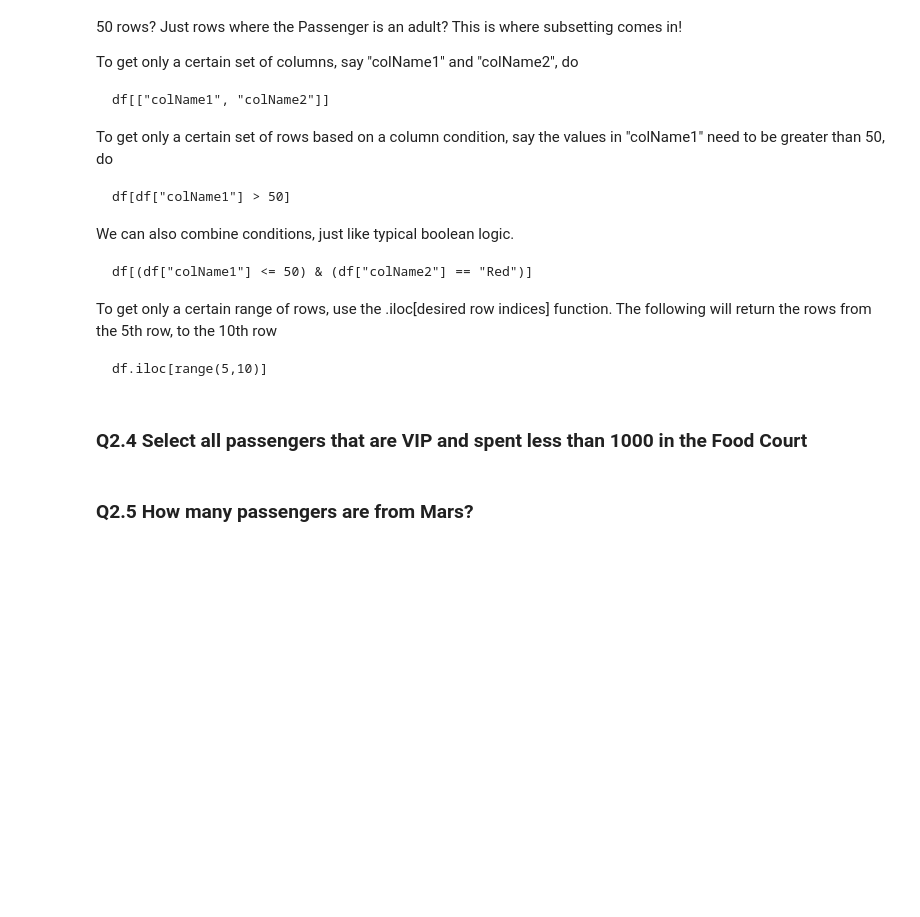
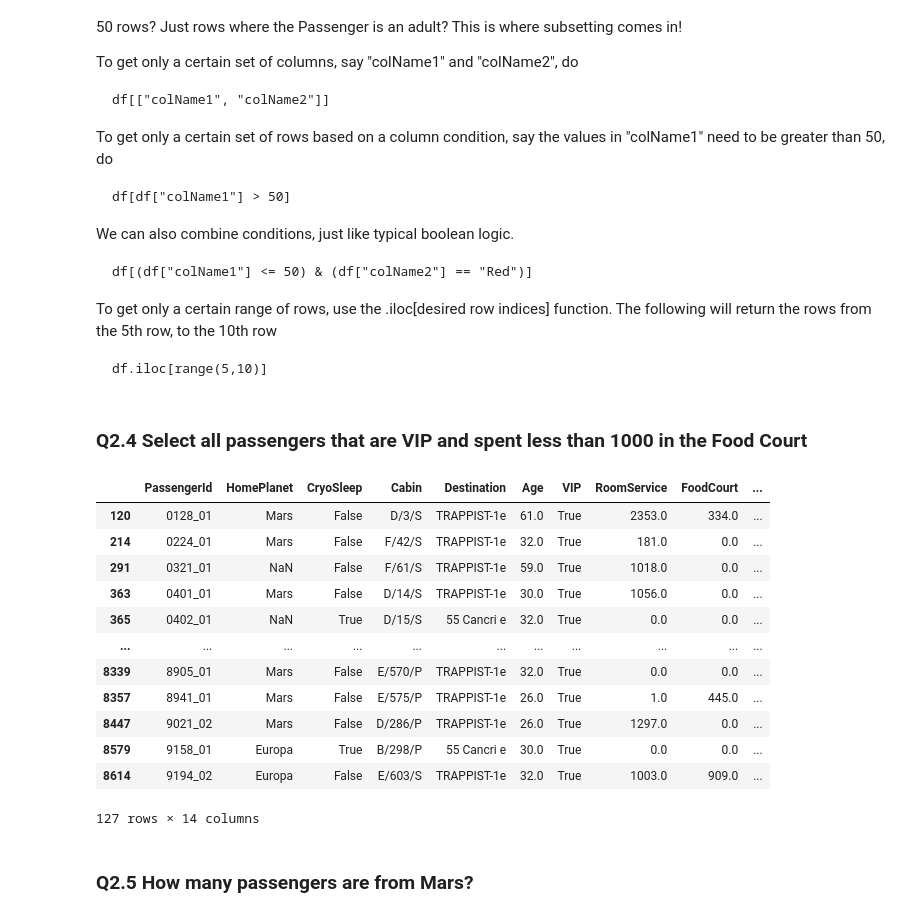
Before and after one commit to Daphne-Qin/deep-2023, a Jupyter notebook: workshop2/DEEP #2 Workshop Notebook.ipynb, the cells around one changed output. Saved outputs shown, nothing was run; the diff lists cells and outputs as text; code cells hidden in the pictures; blank space fills up the shorter version.

```diff
--- a/workshop2/DEEP #2 Workshop Notebook.ipynb
+++ b/workshop2/DEEP #2 Workshop Notebook.ipynb
@@ -126,2 +157,18 @@ df.iloc[range(5,10)]
+# %%
+df[ (df["VIP"]) & (df["FoodCourt"] < 1000) ]
+# %% [output]
+|  | PassengerId | HomePlanet | CryoSleep | Cabin | Destination | Age | VIP | RoomService | FoodCourt | ... |
+| 120 | 0128_01 | Mars | False | D/3/S | TRAPPIST-1e | 61.0 | True | 2353.0 | 334.0 | ... |
+| 214 | 0224_01 | Mars | False | F/42/S | TRAPPIST-1e | 32.0 | True | 181.0 | 0.0 | ... |
+| 291 | 0321_01 | NaN | False | F/61/S | TRAPPIST-1e | 59.0 | True | 1018.0 | 0.0 | ... |
+| 363 | 0401_01 | Mars | False | D/14/S | TRAPPIST-1e | 30.0 | True | 1056.0 | 0.0 | ... |
+| 365 | 0402_01 | NaN | True | D/15/S | 55 Cancri e | 32.0 | True | 0.0 | 0.0 | ... |
+| ... | ... | ... | ... | ... | ... | ... | ... | ... | ... | ... |
+| 8339 | 8905_01 | Mars | False | E/570/P | TRAPPIST-1e | 32.0 | True | 0.0 | 0.0 | ... |
+| 8357 | 8941_01 | Mars | False | E/575/P | TRAPPIST-1e | 26.0 | True | 1.0 | 445.0 | ... |
+| 8447 | 9021_02 | Mars | False | D/286/P | TRAPPIST-1e | 26.0 | True | 1297.0 | 0.0 | ... |
+| 8579 | 9158_01 | Europa | True | B/298/P | 55 Cancri e | 30.0 | True | 0.0 | 0.0 | ... |
+| 8614 | 9194_02 | Europa | False | E/603/S | TRAPPIST-1e | 32.0 | True | 1003.0 | 909.0 | ... |
+127 rows × 14 columns
 # %% [markdown]
 ### Q2.5 How many passengers are from Mars?
```
Also changed, not shown: parts of 30 cells of this notebook.
